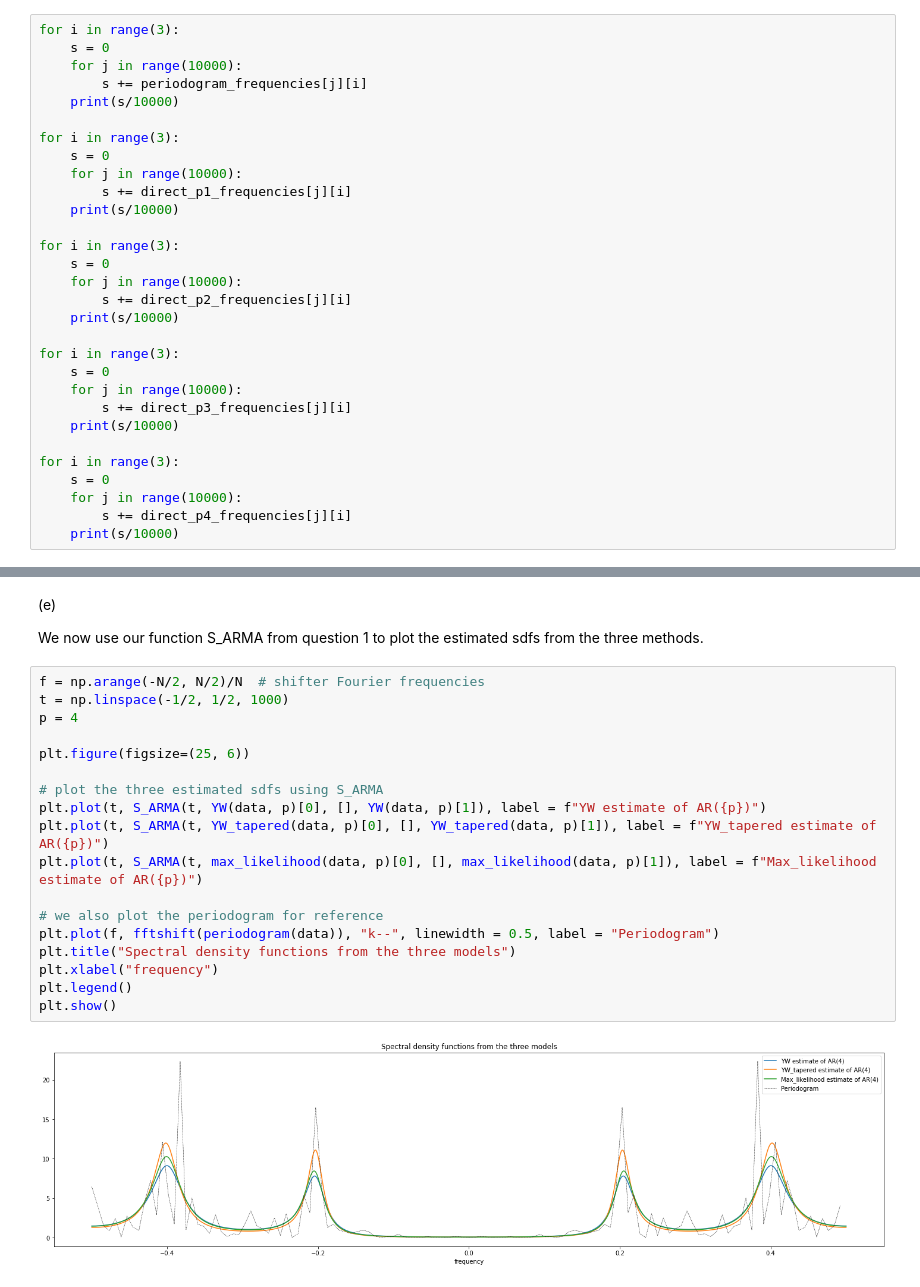
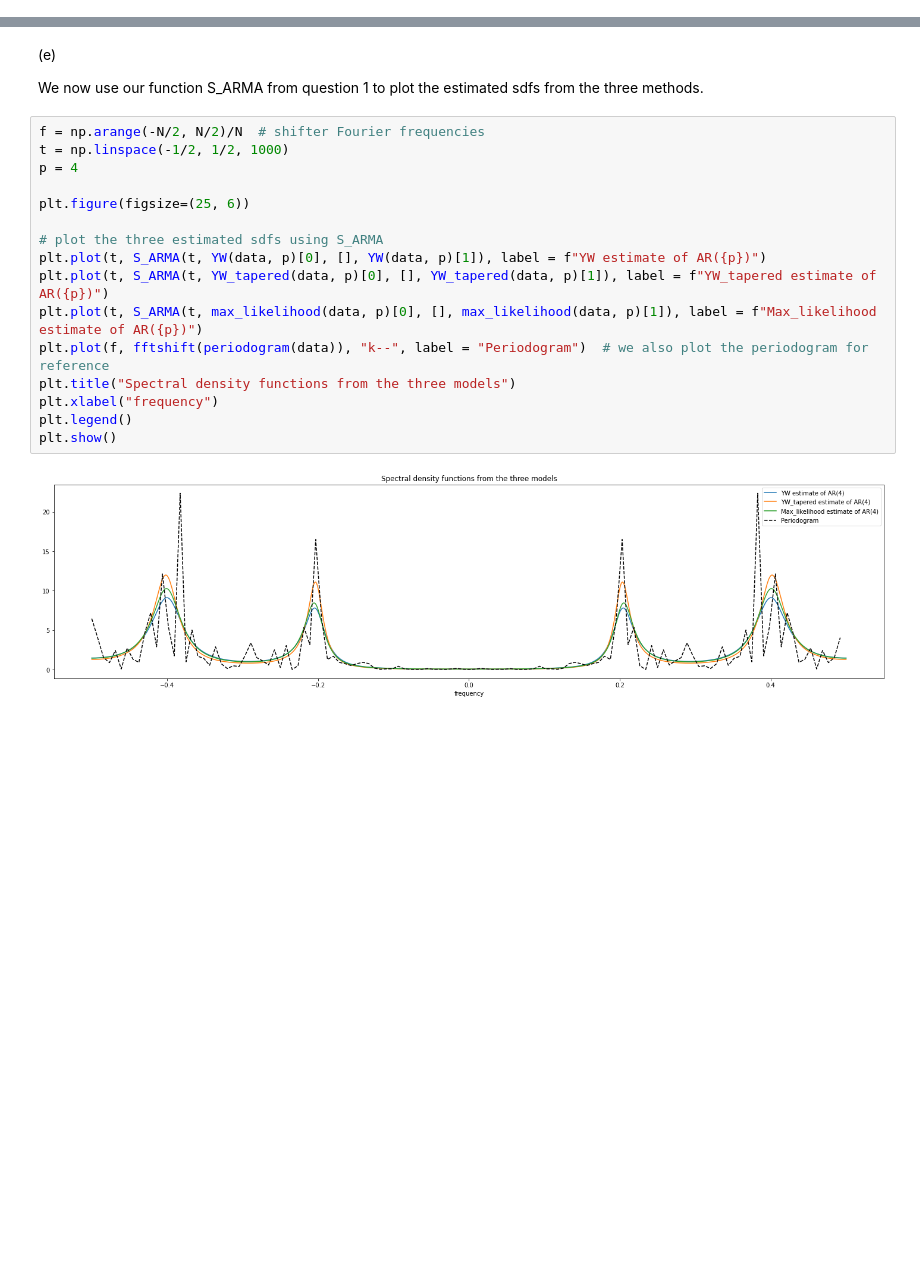
Before and after one commit to ivankirev13/Fitting-and-Forecasting-Autoregressive-Moving-Average-Processes, a Jupyter notebook: Time Series Analysis Coursework.ipynb, the cells around one changed output, grey strips where cells are left out. Cells and saved outputs as stored; diff of their text form; blank space fills up the shorter version.

```diff
--- a/Time Series Analysis Coursework.ipynb
+++ b/Time Series Analysis Coursework.ipynb
@@ -239,30 +186,0 @@ def func(r):
-# %%
-for i in range(3):
-    s = 0
-    for j in range(10000):
-        s += periodogram_frequencies[j][i]
-    print(s/10000)
-
-for i in range(3):
-    s = 0
-    for j in range(10000):
-        s += direct_p1_frequencies[j][i]
-    print(s/10000)
-
-for i in range(3):
-    s = 0
-    for j in range(10000):
-        s += direct_p2_frequencies[j][i]
-    print(s/10000)
-
-for i in range(3):
-    s = 0
-    for j in range(10000):
-        s += direct_p3_frequencies[j][i]
-    print(s/10000)
-
-for i in range(3):
-    s = 0
-    for j in range(10000):
-        s += direct_p4_frequencies[j][i]
-    print(s/10000)
@@ -570,20 +608,18 @@ We now use our function S_ARMA from question 1 to plot the estimated sdfs from t
 # %%
 f = np.arange(-N/2, N/2)/N  # shifter Fourier frequencies
 t = np.linspace(-1/2, 1/2, 1000)
 p = 4
 
 plt.figure(figsize=(25, 6))
 
 # plot the three estimated sdfs using S_ARMA
 plt.plot(t, S_ARMA(t, YW(data, p)[0], [], YW(data, p)[1]), label = f"YW estimate of AR({p})")
 plt.plot(t, S_ARMA(t, YW_tapered(data, p)[0], [], YW_tapered(data, p)[1]), label = f"YW_tapered estimate of AR({p})")
 plt.plot(t, S_ARMA(t, max_likelihood(data, p)[0], [], max_likelihood(data, p)[1]), label = f"Max_likelihood estimate of AR({p})")
-
-# we also plot the periodogram for reference
-plt.plot(f, fftshift(periodogram(data)), "k--", linewidth = 0.5, label = "Periodogram")
+plt.plot(f, fftshift(periodogram(data)), "k--", label = "Periodogram")  # we also plot the periodogram for reference
 plt.title("Spectral density functions from the three models")
 plt.xlabel("frequency")
 plt.legend()
 plt.show()
 # %% [output]
-[figure, old version]
+[figure, new version]
```
Also changed, not shown: parts of 30 cells of this notebook.
